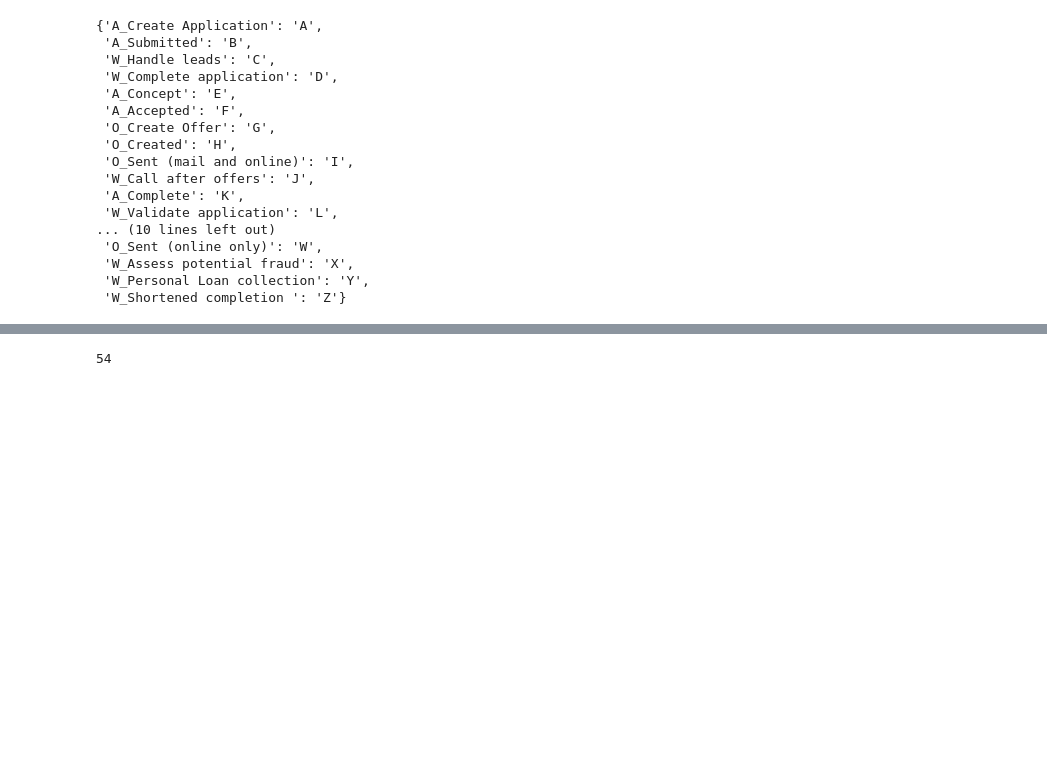
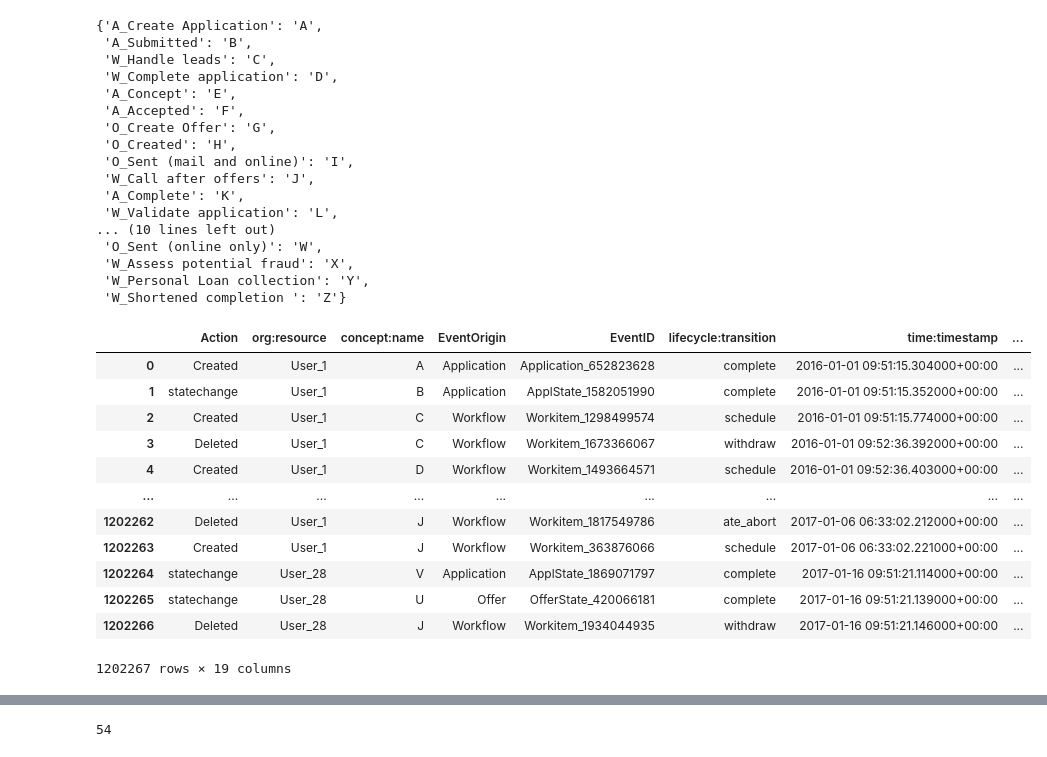
Before and after one commit to Lohar0/Process-Mining, a Jupyter notebook: Sprint 2 Tool.ipynb, the cells around one changed output, grey strips where cells are left out. Cells and saved outputs as stored; diff of their text form; code cells hidden in the pictures; blank space fills up the shorter version.

Commit message:
Replaced concept:name values with prefixes

```diff
--- a/Sprint 2 Tool.ipynb
+++ b/Sprint 2 Tool.ipynb
@@ -59,6 +59,24 @@ sequences
  'W_Assess potential fraud': 'X',
  'W_Personal Loan collection': 'Y',
  'W_Shortened completion ': 'Z'}
+# %%
+df['concept:name'] = df['concept:name'].replace(r'[\xa0]',"")
+df['concept:name'] = df['concept:name'].map(sequences)
+df
+# %% [output]
+|  | Action | org:resource | concept:name | EventOrigin | EventID | lifecycle:transition | time:timestamp | ... |
+| 0 | Created | User_1 | A | Application | Application_652823628 | complete | 2016-01-01 09:51:15.304000+00:00 | ... |
+| 1 | statechange | User_1 | B | Application | ApplState_1582051990 | complete | 2016-01-01 09:51:15.352000+00:00 | ... |
+| 2 | Created | User_1 | C | Workflow | Workitem_1298499574 | schedule | 2016-01-01 09:51:15.774000+00:00 | ... |
+| 3 | Deleted | User_1 | C | Workflow | Workitem_1673366067 | withdraw | 2016-01-01 09:52:36.392000+00:00 | ... |
+| 4 | Created | User_1 | D | Workflow | Workitem_1493664571 | schedule | 2016-01-01 09:52:36.403000+00:00 | ... |
+| ... | ... | ... | ... | ... | ... | ... | ... | ... |
+| 1202262 | Deleted | User_1 | J | Workflow | Workitem_1817549786 | ate_abort | 2017-01-06 06:33:02.212000+00:00 | ... |
+| 1202263 | Created | User_1 | J | Workflow | Workitem_363876066 | schedule | 2017-01-06 06:33:02.221000+00:00 | ... |
+| 1202264 | statechange | User_28 | V | Application | ApplState_1869071797 | complete | 2017-01-16 09:51:21.114000+00:00 | ... |
+| 1202265 | statechange | User_28 | U | Offer | OfferState_420066181 | complete | 2017-01-16 09:51:21.139000+00:00 | ... |
+| 1202266 | Deleted | User_28 | J | Workflow | Workitem_1934044935 | withdraw | 2017-01-16 09:51:21.146000+00:00 | ... |
+1202267 rows × 19 columns
 # %%
 from pm4py.objects.log.util import interval_lifecycle
 enriched_log = interval_lifecycle.assign_lead_cycle_time(log) # creating enriched log
```
